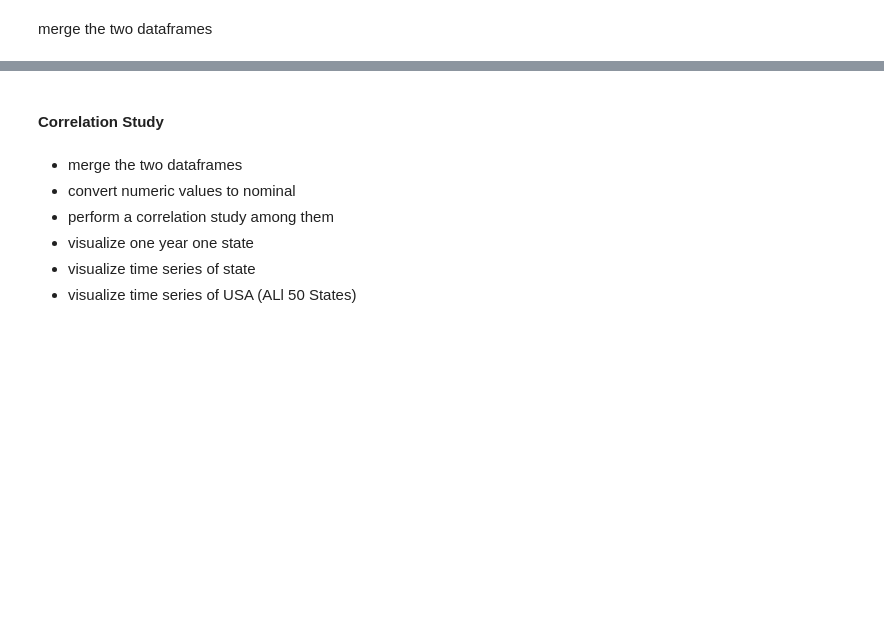
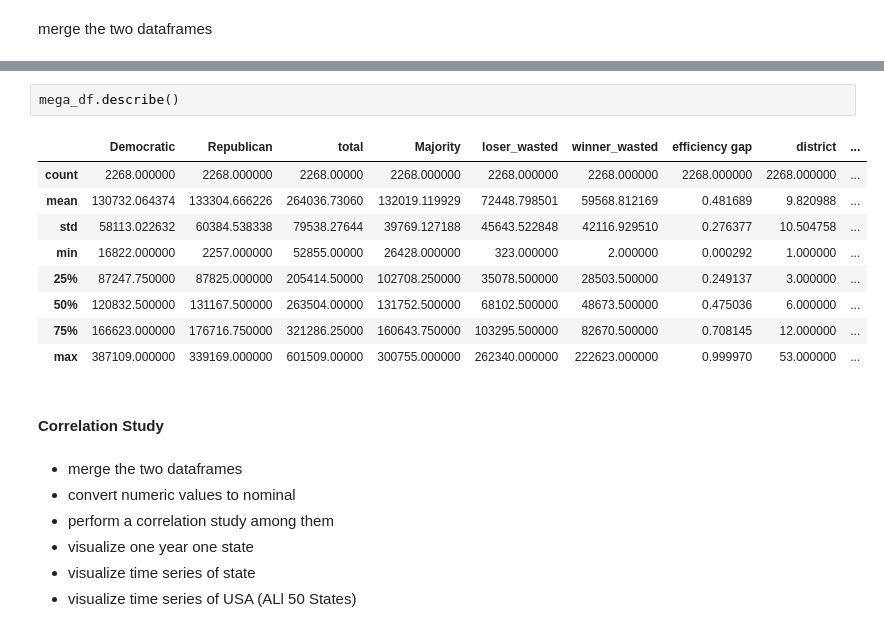
Before and after one commit to Simonlee711/gerrymandering-polarisation-study, a Jupyter notebook: src/gov-analysis.ipynb, the cells around one changed output, grey strips where cells are left out. Saved outputs shown, nothing was run; the diff lists cells and outputs as text; blank space fills up the shorter version.

```diff
--- a/src/gov-analysis.ipynb
+++ b/src/gov-analysis.ipynb
@@ -405,3 +410,15 @@ mega_df
+# %%
+mega_df.describe()
+# %% [output]
+|  | Democratic | Republican | total | Majority | loser_wasted | winner_wasted | efficiency gap | district | ... |
+| count | 2268.000000 | 2268.000000 | 2268.00000 | 2268.000000 | 2268.000000 | 2268.000000 | 2268.000000 | 2268.000000 | ... |
+| mean | 130732.064374 | 133304.666226 | 264036.73060 | 132019.119929 | 72448.798501 | 59568.812169 | 0.481689 | 9.820988 | ... |
+| std | 58113.022632 | 60384.538338 | 79538.27644 | 39769.127188 | 45643.522848 | 42116.929510 | 0.276377 | 10.504758 | ... |
+| min | 16822.000000 | 2257.000000 | 52855.00000 | 26428.000000 | 323.000000 | 2.000000 | 0.000292 | 1.000000 | ... |
+| 25% | 87247.750000 | 87825.000000 | 205414.50000 | 102708.250000 | 35078.500000 | 28503.500000 | 0.249137 | 3.000000 | ... |
+| 50% | 120832.500000 | 131167.500000 | 263504.00000 | 131752.500000 | 68102.500000 | 48673.500000 | 0.475036 | 6.000000 | ... |
+| 75% | 166623.000000 | 176716.750000 | 321286.25000 | 160643.750000 | 103295.500000 | 82670.500000 | 0.708145 | 12.000000 | ... |
+| max | 387109.000000 | 339169.000000 | 601509.00000 | 300755.000000 | 262340.000000 | 222623.000000 | 0.999970 | 53.000000 | ... |
 # %% [markdown]
 #### Correlation  Study
 # %% [markdown]
```
Also changed, not shown: parts of 3 cells of this notebook, 1 other file.
